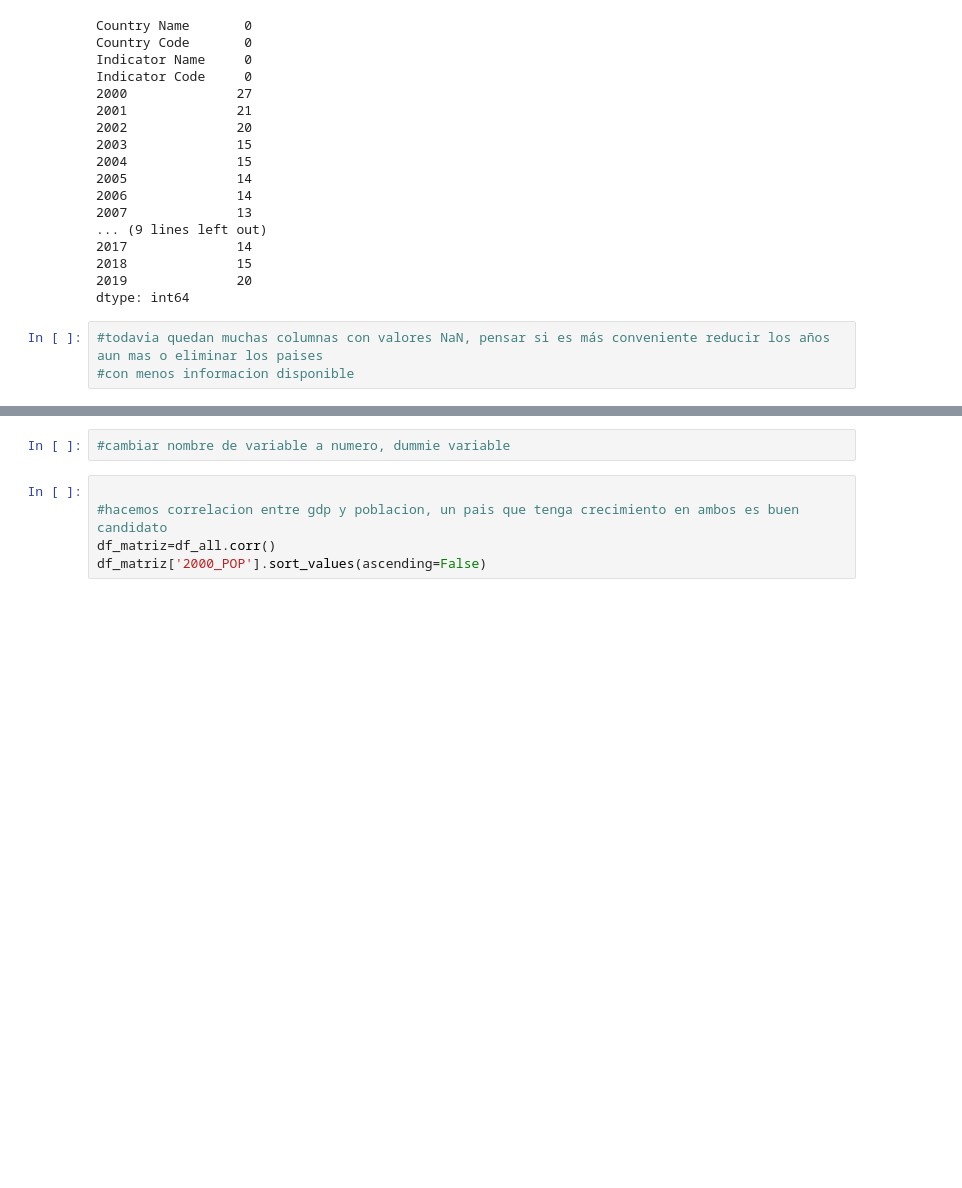
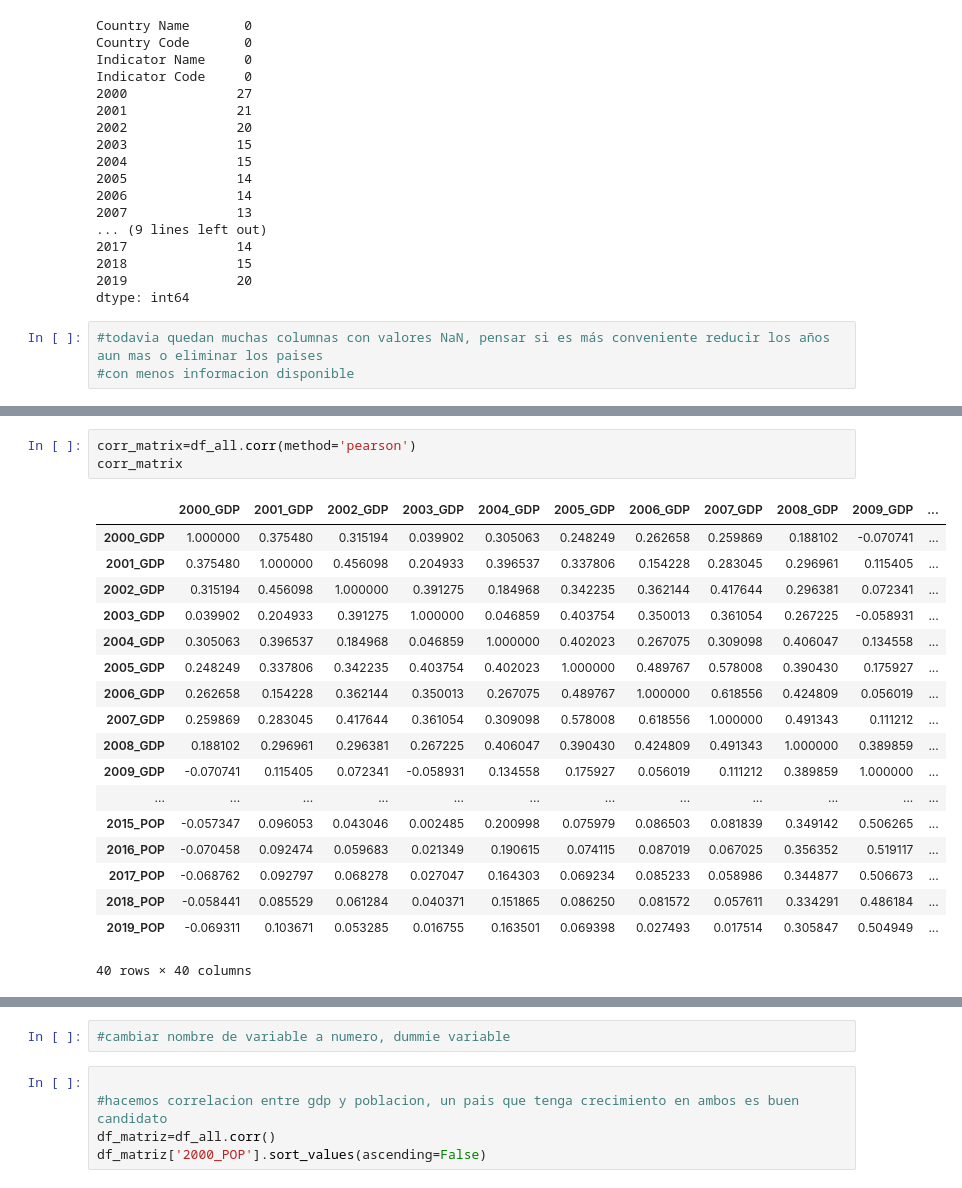
Before and after one commit to proyecto-analitica-empresarial/Entrega, a Jupyter notebook: Analitica_empresarial_Copy1.ipynb, the cells around one changed output, grey strips where cells are left out. Saved outputs shown, nothing was run; the diff lists cells and outputs as text; blank space fills up the shorter version.

```diff
--- a/Analitica_empresarial_Copy1.ipynb
+++ b/Analitica_empresarial_Copy1.ipynb
@@ -281,0 +284,22 @@ df_all
+# %%
+corr_matrix=df_all.corr(method='pearson')
+corr_matrix
+# %% [output]
+|  | 2000_GDP | 2001_GDP | 2002_GDP | 2003_GDP | 2004_GDP | 2005_GDP | 2006_GDP | 2007_GDP | 2008_GDP | 2009_GDP | ... |
+| 2000_GDP | 1.000000 | 0.375480 | 0.315194 | 0.039902 | 0.305063 | 0.248249 | 0.262658 | 0.259869 | 0.188102 | -0.070741 | ... |
+| 2001_GDP | 0.375480 | 1.000000 | 0.456098 | 0.204933 | 0.396537 | 0.337806 | 0.154228 | 0.283045 | 0.296961 | 0.115405 | ... |
+| 2002_GDP | 0.315194 | 0.456098 | 1.000000 | 0.391275 | 0.184968 | 0.342235 | 0.362144 | 0.417644 | 0.296381 | 0.072341 | ... |
+| 2003_GDP | 0.039902 | 0.204933 | 0.391275 | 1.000000 | 0.046859 | 0.403754 | 0.350013 | 0.361054 | 0.267225 | -0.058931 | ... |
+| 2004_GDP | 0.305063 | 0.396537 | 0.184968 | 0.046859 | 1.000000 | 0.402023 | 0.267075 | 0.309098 | 0.406047 | 0.134558 | ... |
+| 2005_GDP | 0.248249 | 0.337806 | 0.342235 | 0.403754 | 0.402023 | 1.000000 | 0.489767 | 0.578008 | 0.390430 | 0.175927 | ... |
+| 2006_GDP | 0.262658 | 0.154228 | 0.362144 | 0.350013 | 0.267075 | 0.489767 | 1.000000 | 0.618556 | 0.424809 | 0.056019 | ... |
+| 2007_GDP | 0.259869 | 0.283045 | 0.417644 | 0.361054 | 0.309098 | 0.578008 | 0.618556 | 1.000000 | 0.491343 | 0.111212 | ... |
+| 2008_GDP | 0.188102 | 0.296961 | 0.296381 | 0.267225 | 0.406047 | 0.390430 | 0.424809 | 0.491343 | 1.000000 | 0.389859 | ... |
+| 2009_GDP | -0.070741 | 0.115405 | 0.072341 | -0.058931 | 0.134558 | 0.175927 | 0.056019 | 0.111212 | 0.389859 | 1.000000 | ... |
+| ... | ... | ... | ... | ... | ... | ... | ... | ... | ... | ... | ... |
+| 2015_POP | -0.057347 | 0.096053 | 0.043046 | 0.002485 | 0.200998 | 0.075979 | 0.086503 | 0.081839 | 0.349142 | 0.506265 | ... |
+| 2016_POP | -0.070458 | 0.092474 | 0.059683 | 0.021349 | 0.190615 | 0.074115 | 0.087019 | 0.067025 | 0.356352 | 0.519117 | ... |
+| 2017_POP | -0.068762 | 0.092797 | 0.068278 | 0.027047 | 0.164303 | 0.069234 | 0.085233 | 0.058986 | 0.344877 | 0.506673 | ... |
+| 2018_POP | -0.058441 | 0.085529 | 0.061284 | 0.040371 | 0.151865 | 0.086250 | 0.081572 | 0.057611 | 0.334291 | 0.486184 | ... |
+| 2019_POP | -0.069311 | 0.103671 | 0.053285 | 0.016755 | 0.163501 | 0.069398 | 0.027493 | 0.017514 | 0.305847 | 0.504949 | ... |
+40 rows × 40 columns
```
Also changed, not shown: parts of 8 cells of this notebook.
